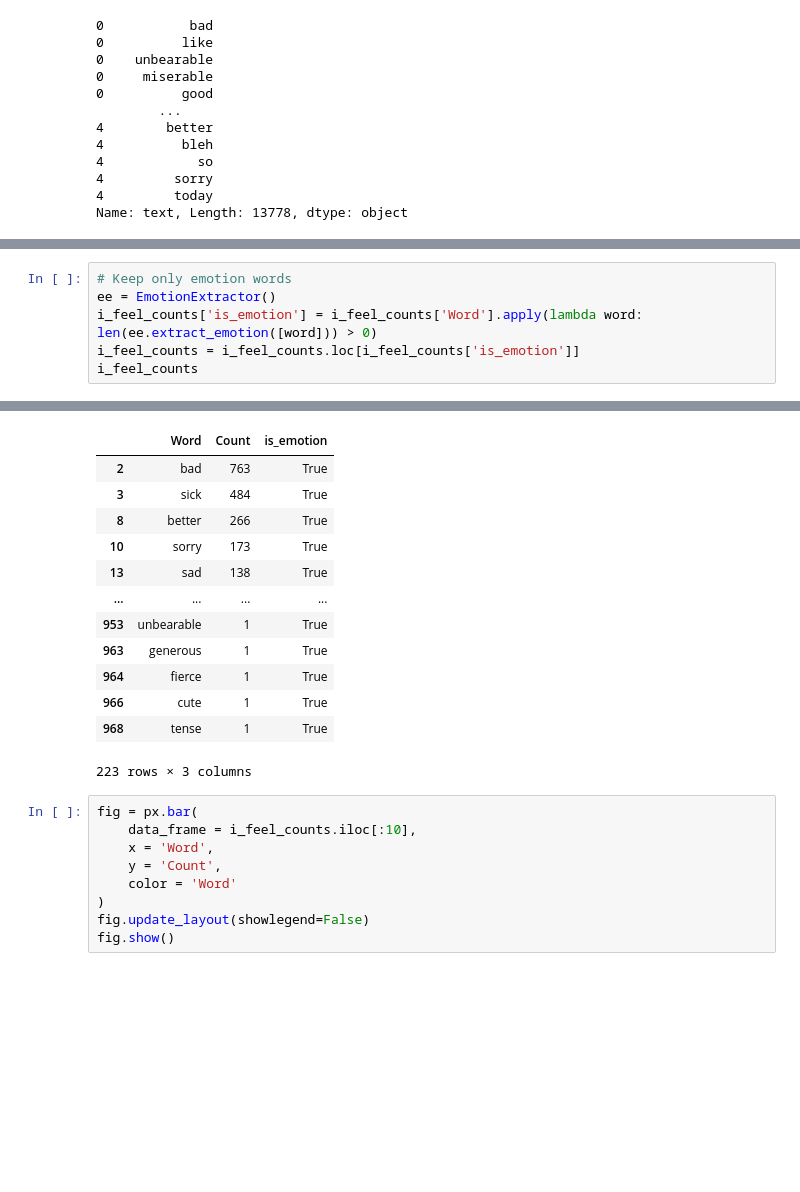
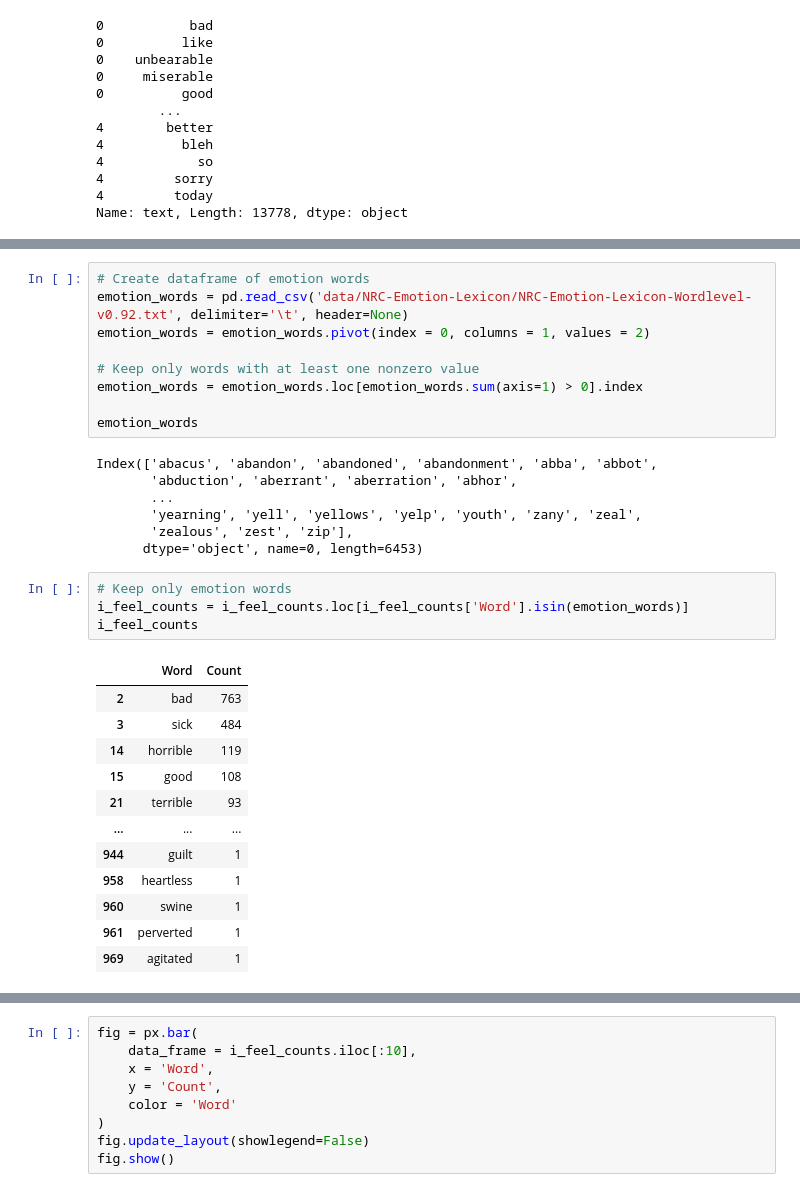
Before and after one commit to brianjmeagher11/I-Feel-Analysis, a Jupyter notebook: main.ipynb, the cells around one changed output, grey strips where cells are left out. Saved outputs shown, nothing was run; the diff lists cells and outputs as text; blank space fills up the shorter version.

Commit message:
filtered by words in nrc emotion lexicon with nonzero values on at least one emotion.

```diff
--- a/main.ipynb
+++ b/main.ipynb
@@ -111,8 +111,34 @@ i_feel_counts
 971 rows × 2 columns
+# %%
+# Create dataframe of emotion words
+emotion_words = pd.read_csv('data/NRC-Emotion-Lexicon/NRC-Emotion-Lexicon-Wordlevel-v0.92.txt', delimiter='\t', header=None)
+emotion_words = emotion_words.pivot(index = 0, columns = 1, values = 2)
+
+# Keep only words with at least one nonzero value
+emotion_words = emotion_words.loc[emotion_words.sum(axis=1) > 0].index
+
+emotion_words
+# %% [output]
+Index(['abacus', 'abandon', 'abandoned', 'abandonment', 'abba', 'abbot',
+       'abduction', 'aberrant', 'aberration', 'abhor',
+       ...
+       'yearning', 'yell', 'yellows', 'yelp', 'youth', 'zany', 'zeal',
+       'zealous', 'zest', 'zip'],
+      dtype='object', name=0, length=6453)
 # %%
 # Keep only emotion words
-ee = EmotionExtractor()
-i_feel_counts['is_emotion'] = i_feel_counts['Word'].apply(lambda word: len(ee.extract_emotion([word])) > 0)
-i_feel_counts = i_feel_counts.loc[i_feel_counts['is_emotion']]
+i_feel_counts = i_feel_counts.loc[i_feel_counts['Word'].isin(emotion_words)]
 i_feel_counts
 # %% [output]
+|  | Word | Count |
+| 2 | bad | 763 |
+| 3 | sick | 484 |
+| 14 | horrible | 119 |
+| 15 | good | 108 |
+| 21 | terrible | 93 |
+| ... | ... | ... |
+| 944 | guilt | 1 |
+| 958 | heartless | 1 |
+| 960 | swine | 1 |
+| 961 | perverted | 1 |
+| 969 | agitated | 1 |
@@ -136,16 +146,3 @@ INFO:emotionextractor.emotionextractor:extract_emo_words: []
-|  | Word | Count | is_emotion |
-| 2 | bad | 763 | True |
-| 3 | sick | 484 | True |
-| 8 | better | 266 | True |
-| 10 | sorry | 173 | True |
-| 13 | sad | 138 | True |
-| ... | ... | ... | ... |
-| 953 | unbearable | 1 | True |
-| 963 | generous | 1 | True |
-| 964 | fierce | 1 | True |
-| 966 | cute | 1 | True |
-| 968 | tense | 1 | True |
-223 rows × 3 columns
 # %%
 fig = px.bar(
     data_frame = i_feel_counts.iloc[:10],
```
Also changed, not shown: parts of 4 cells of this notebook.
